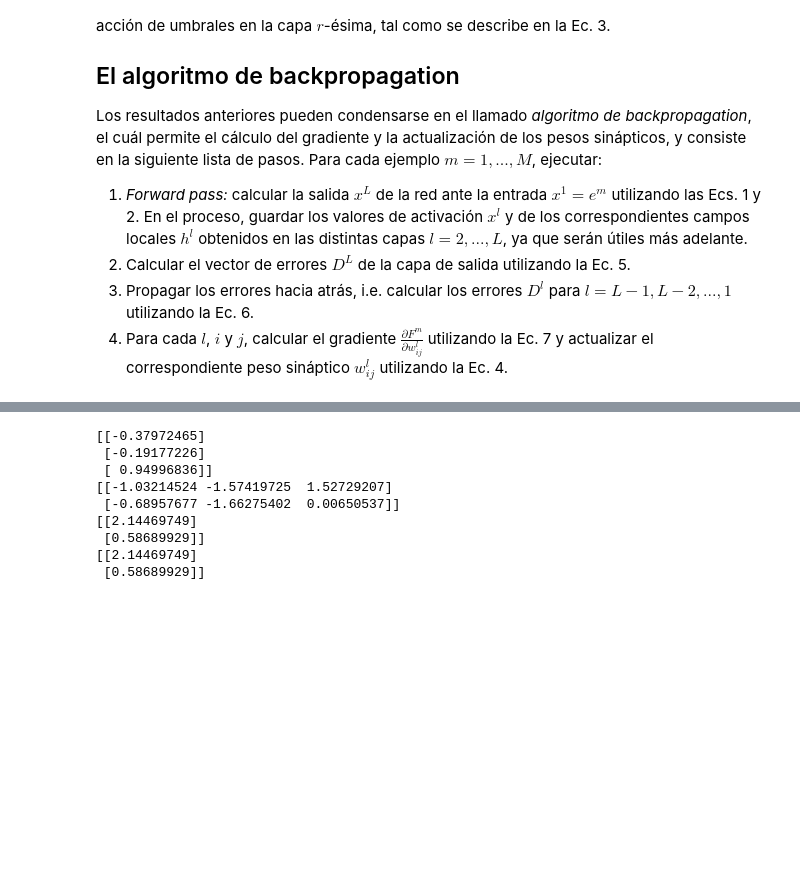
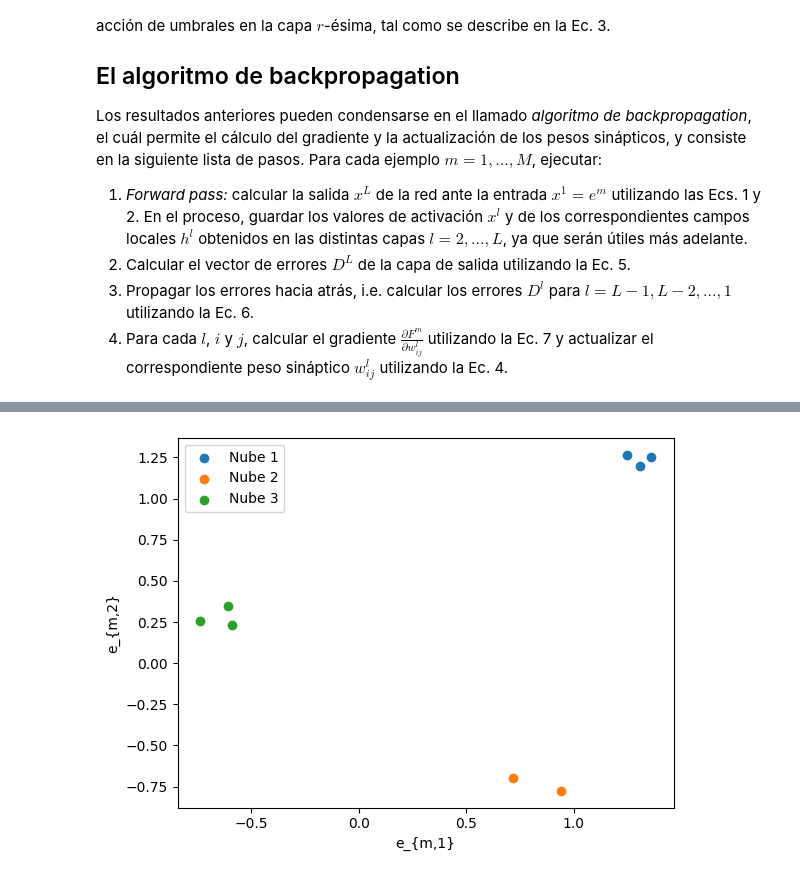
Before and after one commit to AdolfoBanchio/Redes-neuronales-2024, a Jupyter notebook: guias_ejercicios/redes_neuronales_2024_guia_10.ipynb, the cells around one changed output, grey strips where cells are left out. Cells and saved outputs as stored; diff of their text form; code cells hidden in the pictures; blank space fills up the shorter version.

```diff
--- a/guias_ejercicios/redes_neuronales_2024_guia_10.ipynb
+++ b/guias_ejercicios/redes_neuronales_2024_guia_10.ipynb
@@ -305,24 +278,42 @@ import numpy as np
-# %%
-# 1.1)
-
-L = (3,2)
-W = np.random.normal(size=L)
-inp = np.random.normal(size=(3,1))
-
-print(inp)
-print(W.T)
-print(np.dot(W.T, inp))
-
-relu = lambda x: np.maximum(0, x)
-
-print(relu(np.dot(W.T, inp)))
-# %% [output]
-[[-0.37972465]
- [-0.19177226]
- [ 0.94996836]]
-[[-1.03214524 -1.57419725  1.52729207]
- [-0.68957677 -1.66275402  0.00650537]]
-[[2.14469749]
- [0.58689929]]
-[[2.14469749]
- [0.58689929]]
+# %%
+# 1.1)
+def generate_samples(list_m, n_e, sigma=0.1):
+    """
+    list_m: cantidad de muestras por clase (nube de puntos).
+    n_experiments: cantidad de neuronas de entrada. (parametros de la red)
+
+    la cantidad de neuronas de salida sera igual a la cantidad de elementos en list_m.
+    La salida esperada para cada vector de entrenamiento, esta dado por la nube a la que pertence:
+    - si corresponde a nube 1, la salida esperada sera [1, 0, 0, ..., 0]
+    - si corresponde a nube 2, la salida esperada sera [0, 1, 0, ..., 0] y asi sucesivamente.
+    """
+    n_s = len(list_m) # numero de neuronas de salida
+    centers = np.random.normal(0, 1, (n_s, n_e)) # centros de las nubes de puntos
+
+    M = sum(list_m) # numero de muestras de entrenamiento
+    training_set = np.zeros((M, n_e+1)) # conjunto de entrenamiento de entrada M x n_e
+    trainning_set_output = np.zeros((M, n_s)) # conjunto de entrenamiento de salida M x n_s (cantidad de ejemplos x cantidad de neuronas de salida)
+    m = 0
+    for c in range(n_s): # por cada nube de puntos genero la cantidad de muestras especificadas en list_m a partir de su centro (centres[c])
+        for i in range(list_m[c]):
+            traning_vector = centers[c] + np.random.normal(0, sigma, n_e) # genero el vector de entrenamiento a partir del centro, sumandole un ruido gaussiano para cada coordenada
+            training_set[m] = np.append(traning_vector, -1) # agrego el vector de entrenamiento generado al conjunto de entrenamiento, pero agregandole la columna -1 al final del umbral
+            trainning_set_output[m] = np.zeros(n_s) # inicializo el vector de salida esperada
+            trainning_set_output[m][c] = 1 # seteo la salida esperada para el vector de entrenamiento generado segun la nube a la que pertenece
+            m += 1
+    return training_set, trainning_set_output
+# %%
+training_set,trainning_set_output = generate_samples([3,2,3], 2, 0.1)
+# 1.2) Graficar nubes de puntos
+def plot_samples(training_set, trainning_set_output):
+    n_s = trainning_set_output.shape[1]
+    for c in range(n_s):
+        plt.scatter(training_set[trainning_set_output[:,c] == 1, 0], training_set[trainning_set_output[:,c] == 1, 1], label=f'Nube {c+1}')
+    plt.xlabel('e_{m,1}')
+    plt.ylabel('e_{m,2}')
+    plt.legend()
+    plt.show()
+
+plot_samples(training_set, trainning_set_output)
+# %% [output]
+[figure, added]
```
Also changed, not shown: parts of 11 cells of this notebook, 2 other files.
